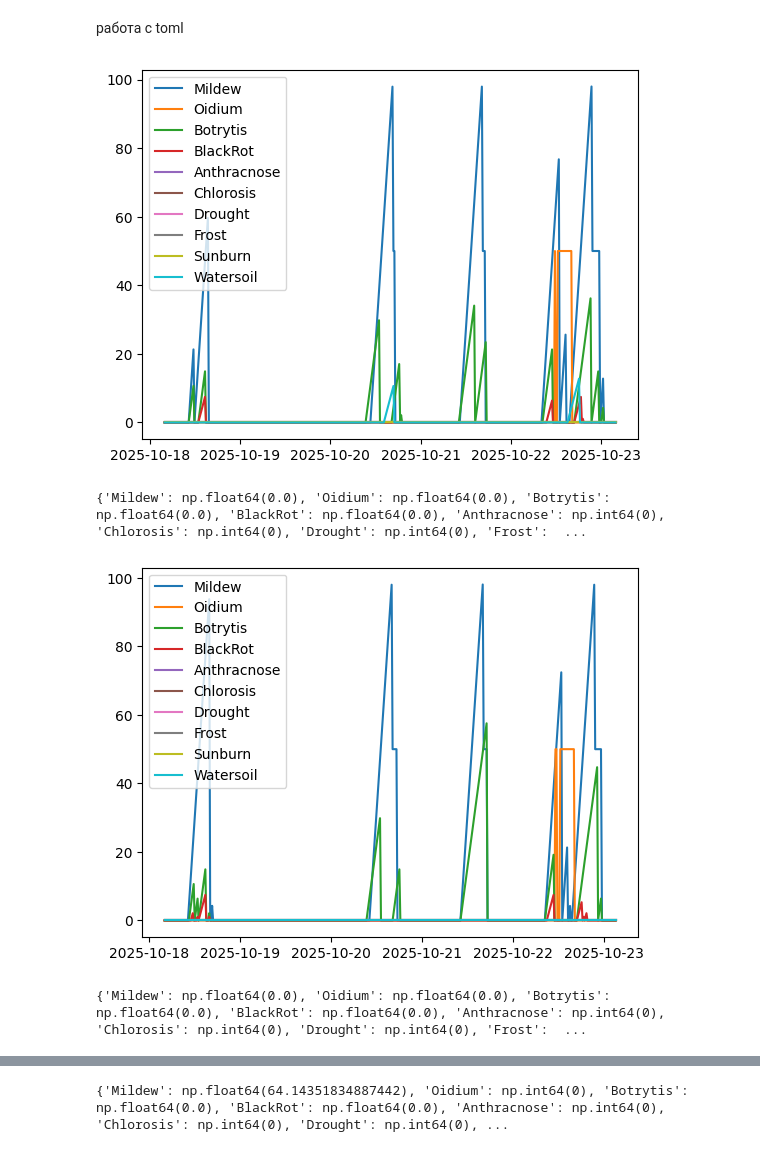
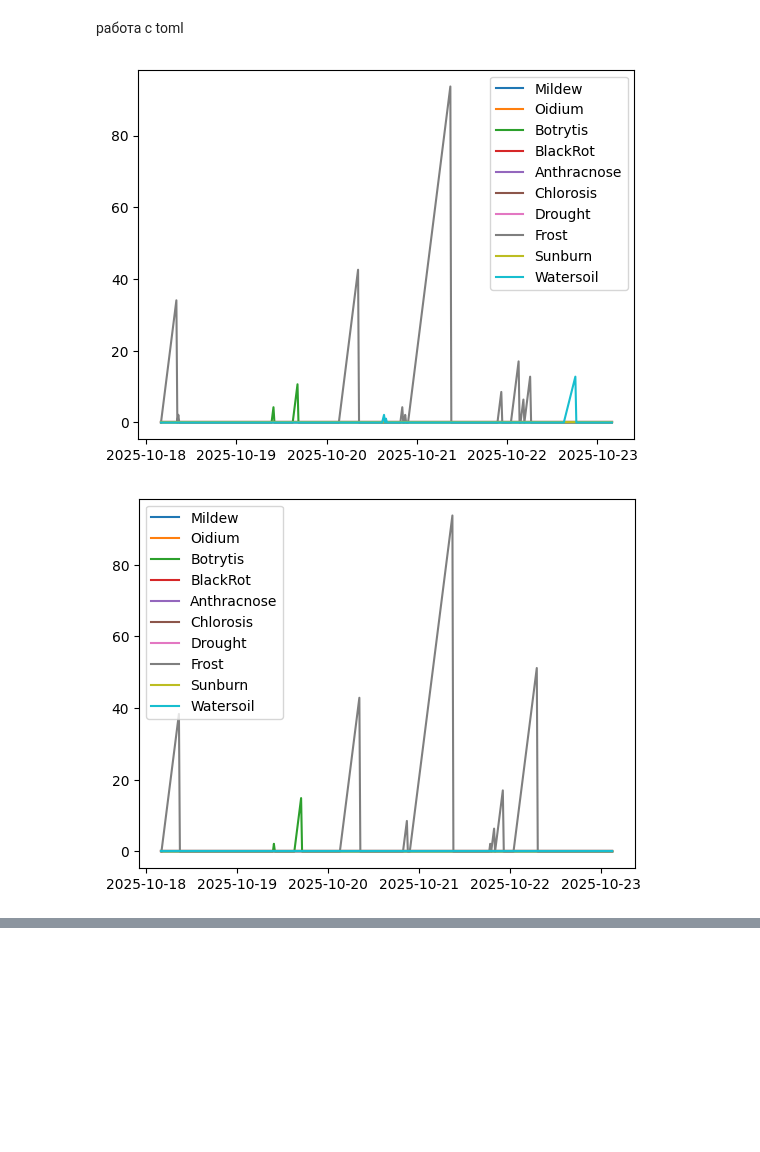
Before and after one commit to NikEgil/predicter, a Jupyter notebook: pred.ipynb, the cells around one changed output, grey strips where cells are left out. Saved outputs shown, nothing was run; the diff lists cells and outputs as text; code cells hidden in the pictures; blank space fills up the shorter version.

```diff
--- a/pred.ipynb
+++ b/pred.ipynb
@@ -34,7 +23,7 @@ curent_time = alldata["datetime"].max() - pd.Timedelta(days=5)
 data_timesort = alldata[alldata["datetime"] > curent_time]
 # data = data_timesort[data_timesort["id_s"] == "5"].reset_index()
 data = copy.copy(data_timesort).reset_index()
-data["temp_air"] = data["temp_air"] + 8
-data["hum_air"] = data["hum_air"] + 30
+# data["temp_air"] = data["temp_air"] + 8
+# data["hum_air"] = data["hum_air"] + 30
 # %% [markdown]
 работа с toml
@@ -227,20 +30,16 @@ d.check_time(data,7*24)
 # %%
-d = Diseas_work("haze.toml", 20)
+import Diseas
+d = Diseas.Diseas_work("deseas_grape.toml", 20)
 for id in data['id_s'].unique():
-
-
-    d.check_time(data[data['id_s']==id],7*24)
+    d.check_time(data[data['id_s']==id],'all')
     plt.figure()
     for d_name in d.names:
 
         plt.plot(d.prob[d_name]['datetime'],d.prob[d_name]['prob'],label=d_name)
         # plt.yscale('log')
     plt.legend()
     plt.show()
     plt.close()
-    print(d.prob_last)
 # %% [output]
-[figure, old version]
+[figure, new version]
-{'Mildew': np.float64(0.0), 'Oidium': np.float64(0.0), 'Botrytis': np.float64(0.0), 'BlackRot': np.float64(0.0), 'Anthracnose': np.int64(0), 'Chlorosis': np.int64(0), 'Drought': np.int64(0), 'Frost':  ...
-[figure, old version]
+[figure, new version]
-{'Mildew': np.float64(0.0), 'Oidium': np.float64(0.0), 'Botrytis': np.float64(0.0), 'BlackRot': np.float64(0.0), 'Anthracnose': np.int64(0), 'Chlorosis': np.int64(0), 'Drought': np.int64(0), 'Frost':  ...
@@ -248 +46,0 @@ for id in data['id_s'].unique():
-{'Mildew': np.float64(64.14351834887442), 'Oidium': np.int64(0), 'Botrytis': np.float64(0.0), 'BlackRot': np.float64(0.0), 'Anthracnose': np.int64(0), 'Chlorosis': np.int64(0), 'Drought': np.int64(0), ...
```
Also changed, not shown: parts of 11 cells of this notebook, 6 other files.
